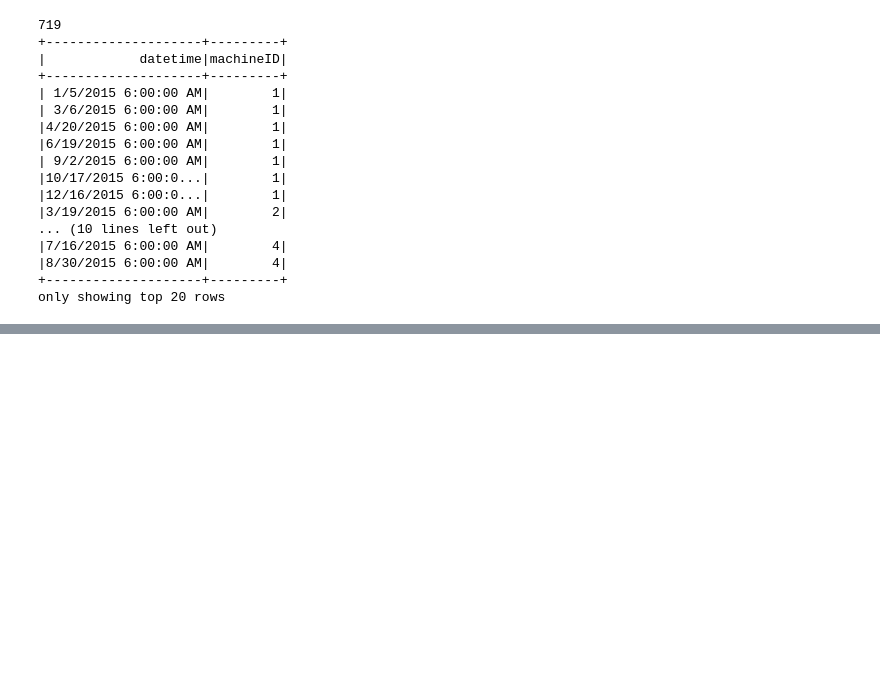
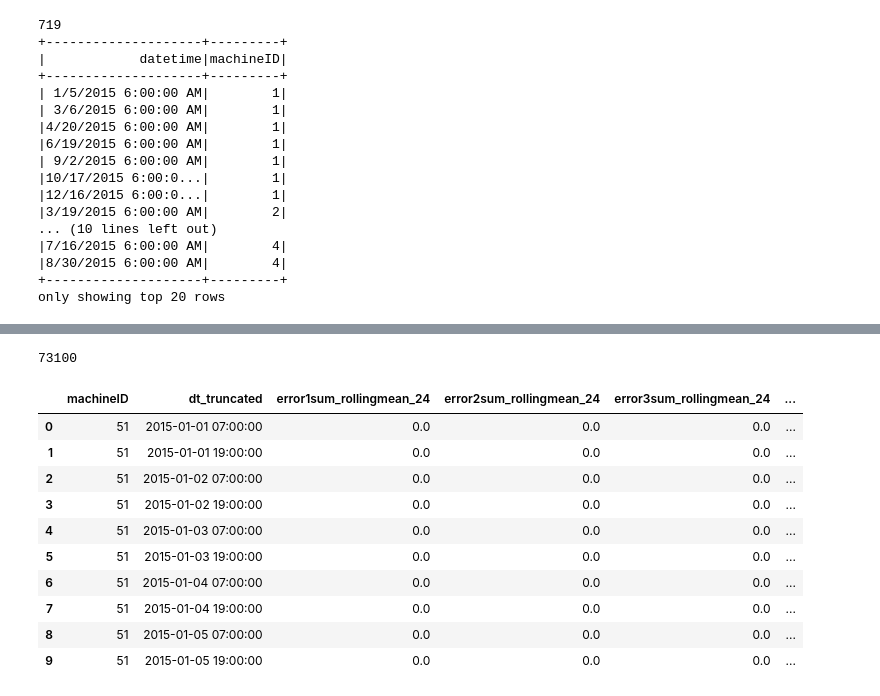
Before and after one commit to VisusAdAstra/Soen471, a Jupyter notebook: code/prototype.ipynb, the cells around one changed output, grey strips where cells are left out. Saved outputs shown, nothing was run; the diff lists cells and outputs as text; code cells hidden in the pictures; blank space fills up the shorter version.

```diff
--- a/code/prototype.ipynb
+++ b/code/prototype.ipynb
@@ -250,0 +284,51 @@ only showing top 20 rows
+# %%
+# create a column for each errorID
+error_ind = (errors.groupBy("machineID","datetime","errorID").pivot('errorID')
+             .agg(F.count('machineID').alias('dummy')).drop('errorID').fillna(0)
+             .groupBy("machineID","datetime")
+             .agg(F.sum('error1').alias('error1sum'),
+                  F.sum('error2').alias('error2sum'),
+                  F.sum('error3').alias('error3sum'),
+                  F.sum('error4').alias('error4sum'),
+                  F.sum('error5').alias('error5sum')))
+
+# join the telemetry data with errors
+error_count = (telemetry.join(error_ind,
+                              ((telemetry['machineID'] == error_ind['machineID'])
+                               & (telemetry['datetime'] == error_ind['datetime'])), "left")
+               .drop('volt', 'rotate', 'pressure', 'vibration')
+               .drop(error_ind.machineID).drop(error_ind.datetime)
+               .fillna(0))
+
+error_features = ['error1sum','error2sum', 'error3sum', 'error4sum', 'error5sum']
+
+wSpec = Window.partitionBy('machineID').orderBy('datetime').rowsBetween(1-24, 0)
+for col_name in error_features:
+    # We're only interested in the erros in the previous 24 hours.
+    error_count = error_count.withColumn(col_name+'_rollingmean_24',
+                                         F.avg(col(col_name)).over(wSpec))
+
+error_feat = (error_count.withColumn("dt_truncated", dt_truncated)
+              .drop('error1sum', 'error2sum', 'error3sum', 'error4sum', 'error5sum').fillna(0)
+              .groupBy("machineID","dt_truncated")
+              .agg(F.mean('error1sum_rollingmean_24').alias('error1sum_rollingmean_24'),
+                   F.mean('error2sum_rollingmean_24').alias('error2sum_rollingmean_24'),
+                   F.mean('error3sum_rollingmean_24').alias('error3sum_rollingmean_24'),
+                   F.mean('error4sum_rollingmean_24').alias('error4sum_rollingmean_24'),
+                   F.mean('error5sum_rollingmean_24').alias('error5sum_rollingmean_24')))
+
+print(error_feat.count())
+error_feat.limit(10).toPandas().head(10)
+# %% [output]
+73100
+|  | machineID | dt_truncated | error1sum_rollingmean_24 | error2sum_rollingmean_24 | error3sum_rollingmean_24 | ... |
+| 0 | 51 | 2015-01-01 07:00:00 | 0.0 | 0.0 | 0.0 | ... |
+| 1 | 51 | 2015-01-01 19:00:00 | 0.0 | 0.0 | 0.0 | ... |
+| 2 | 51 | 2015-01-02 07:00:00 | 0.0 | 0.0 | 0.0 | ... |
+| 3 | 51 | 2015-01-02 19:00:00 | 0.0 | 0.0 | 0.0 | ... |
+| 4 | 51 | 2015-01-03 07:00:00 | 0.0 | 0.0 | 0.0 | ... |
+| 5 | 51 | 2015-01-03 19:00:00 | 0.0 | 0.0 | 0.0 | ... |
+| 6 | 51 | 2015-01-04 07:00:00 | 0.0 | 0.0 | 0.0 | ... |
+| 7 | 51 | 2015-01-04 19:00:00 | 0.0 | 0.0 | 0.0 | ... |
+| 8 | 51 | 2015-01-05 07:00:00 | 0.0 | 0.0 | 0.0 | ... |
+| 9 | 51 | 2015-01-05 19:00:00 | 0.0 | 0.0 | 0.0 | ... |
```
Also changed, not shown: parts of 16 cells of this notebook.
